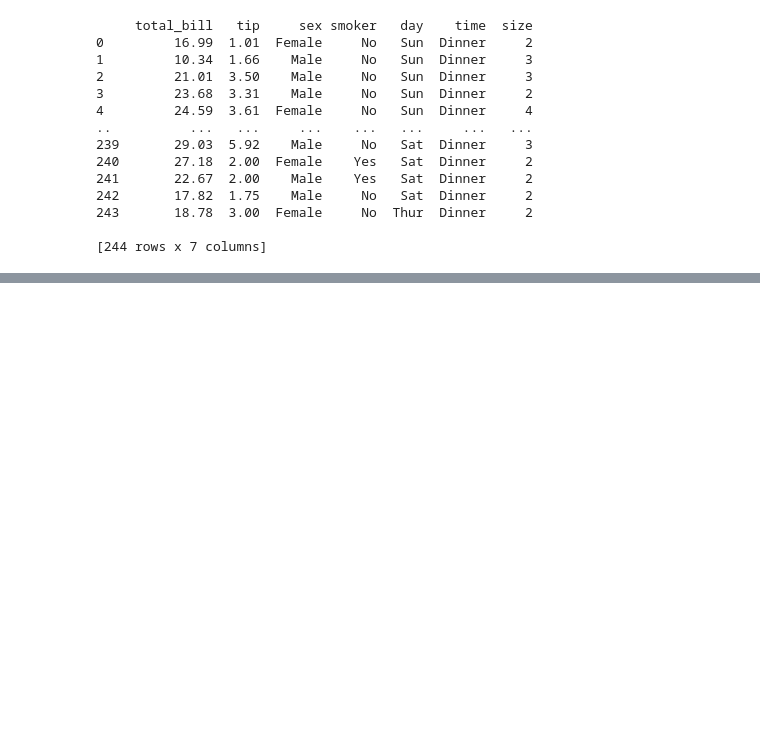
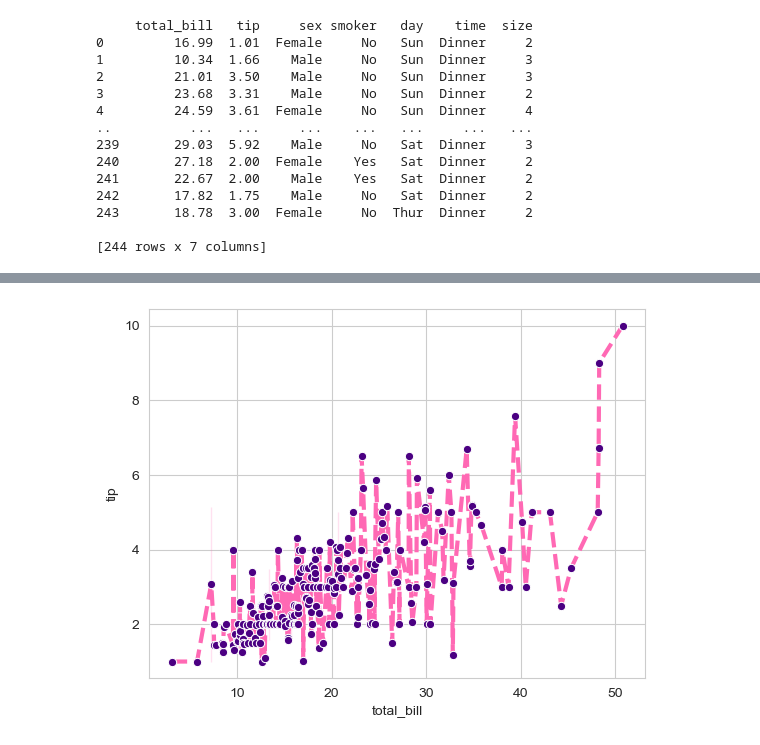
Before and after one commit to cheonandrew/visualization, a Jupyter notebook: 02_activities/assignments/participation/Session5.ipynb, the cells around one changed output, grey strips where cells are left out. Saved outputs shown, nothing was run; the diff lists cells and outputs as text; code cells hidden in the pictures; blank space fills up the shorter version.

```diff
--- a/02_activities/assignments/participation/Session5.ipynb
+++ b/02_activities/assignments/participation/Session5.ipynb
@@ -26,0 +61,11 @@ print(tips)
+# %%
+tipgraph = sns.lineplot(data=tips,
+                      x='total_bill',
+                      y='tip',
+                      color = 'hotpink',
+                      linestyle = '--',
+                      linewidth = 3,
+                      marker = 'o',
+                      markerfacecolor = 'indigo')
+# %% [output]
+[figure, added]
```
Also changed, not shown: parts of 16 cells of this notebook, 1 other file.
